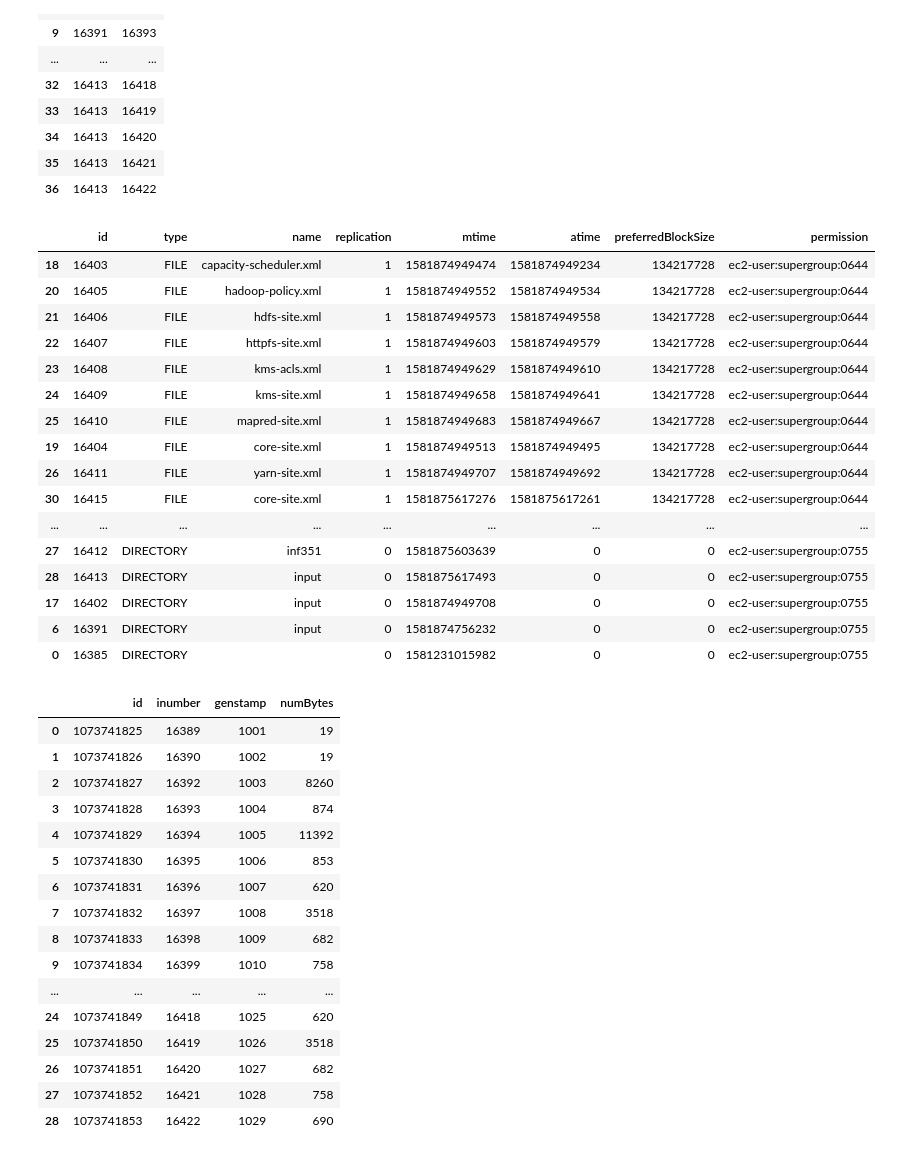
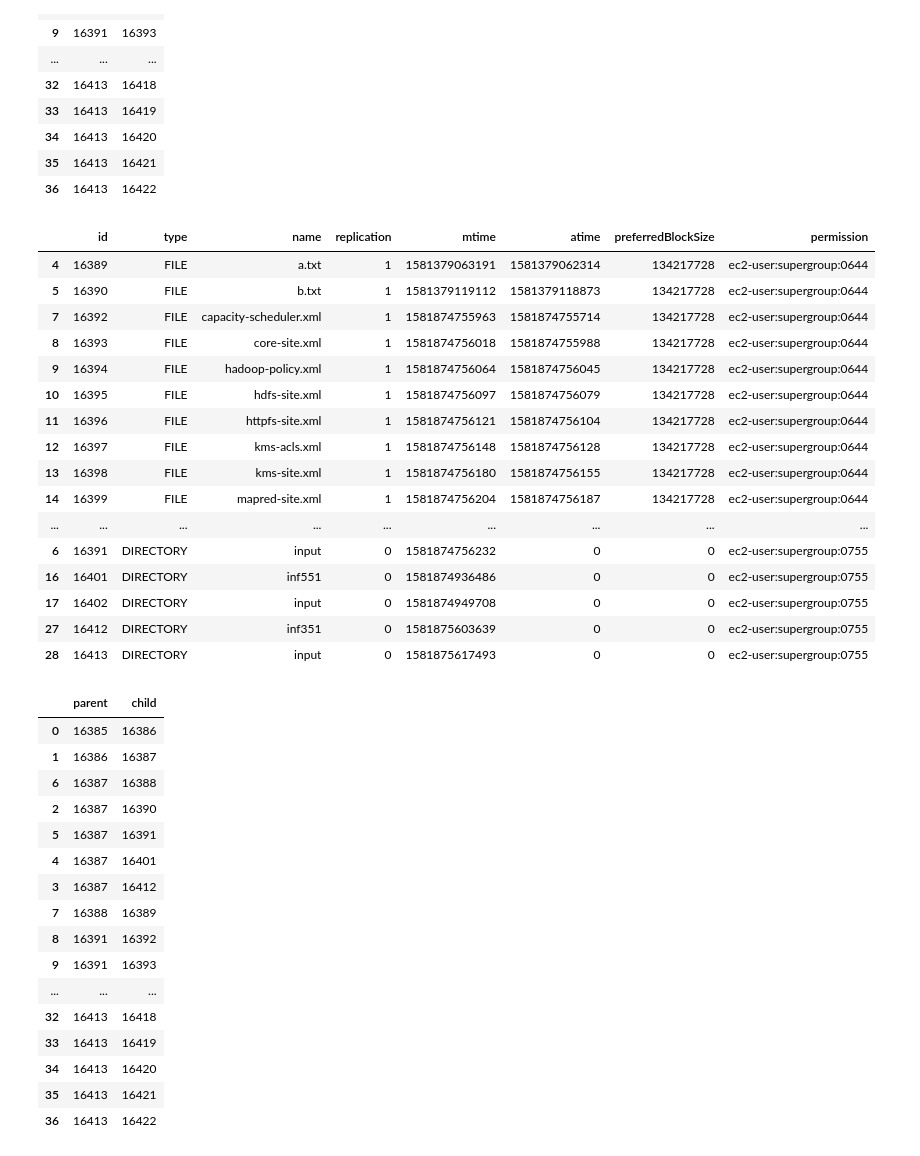
Before and after one commit to qianyouwang/551hw3, a Jupyter notebook: Untitled.ipynb, the cells around one changed output. Saved outputs shown, nothing was run; the diff lists cells and outputs as text; code cells hidden in the pictures.

```diff
--- a/Untitled.ipynb
+++ b/Untitled.ipynb
@@ -154,42 +154,42 @@ directory_df
 | 35 | 16413 | 16421 |
 | 36 | 16413 | 16422 |
 # %%
-inode_df.sort_values("permission")
+inode_df.sort_values(by=["permission", "id"])
 # %% [output]
 |  | id | type | name | replication | mtime | atime | preferredBlockSize | permission |
-| 18 | 16403 | FILE | capacity-scheduler.xml | 1 | 1581874949474 | 1581874949234 | 134217728 | ec2-user:supergroup:0644 |
-| 20 | 16405 | FILE | hadoop-policy.xml | 1 | 1581874949552 | 1581874949534 | 134217728 | ec2-user:supergroup:0644 |
-| 21 | 16406 | FILE | hdfs-site.xml | 1 | 1581874949573 | 1581874949558 | 134217728 | ec2-user:supergroup:0644 |
-| 22 | 16407 | FILE | httpfs-site.xml | 1 | 1581874949603 | 1581874949579 | 134217728 | ec2-user:supergroup:0644 |
-| 23 | 16408 | FILE | kms-acls.xml | 1 | 1581874949629 | 1581874949610 | 134217728 | ec2-user:supergroup:0644 |
-| 24 | 16409 | FILE | kms-site.xml | 1 | 1581874949658 | 1581874949641 | 134217728 | ec2-user:supergroup:0644 |
-| 25 | 16410 | FILE | mapred-site.xml | 1 | 1581874949683 | 1581874949667 | 134217728 | ec2-user:supergroup:0644 |
-| 19 | 16404 | FILE | core-site.xml | 1 | 1581874949513 | 1581874949495 | 134217728 | ec2-user:supergroup:0644 |
-| 26 | 16411 | FILE | yarn-site.xml | 1 | 1581874949707 | 1581874949692 | 134217728 | ec2-user:supergroup:0644 |
-| 30 | 16415 | FILE | core-site.xml | 1 | 1581875617276 | 1581875617261 | 134217728 | ec2-user:supergroup:0644 |
+| 4 | 16389 | FILE | a.txt | 1 | 1581379063191 | 1581379062314 | 134217728 | ec2-user:supergroup:0644 |
+| 5 | 16390 | FILE | b.txt | 1 | 1581379119112 | 1581379118873 | 134217728 | ec2-user:supergroup:0644 |
+| 7 | 16392 | FILE | capacity-scheduler.xml | 1 | 1581874755963 | 1581874755714 | 134217728 | ec2-user:supergroup:0644 |
+| 8 | 16393 | FILE | core-site.xml | 1 | 1581874756018 | 1581874755988 | 134217728 | ec2-user:supergroup:0644 |
+| 9 | 16394 | FILE | hadoop-policy.xml | 1 | 1581874756064 | 1581874756045 | 134217728 | ec2-user:supergroup:0644 |
+| 10 | 16395 | FILE | hdfs-site.xml | 1 | 1581874756097 | 1581874756079 | 134217728 | ec2-user:supergroup:0644 |
+| 11 | 16396 | FILE | httpfs-site.xml | 1 | 1581874756121 | 1581874756104 | 134217728 | ec2-user:supergroup:0644 |
+| 12 | 16397 | FILE | kms-acls.xml | 1 | 1581874756148 | 1581874756128 | 134217728 | ec2-user:supergroup:0644 |
+| 13 | 16398 | FILE | kms-site.xml | 1 | 1581874756180 | 1581874756155 | 134217728 | ec2-user:supergroup:0644 |
+| 14 | 16399 | FILE | mapred-site.xml | 1 | 1581874756204 | 1581874756187 | 134217728 | ec2-user:supergroup:0644 |
 | ... | ... | ... | ... | ... | ... | ... | ... | ... |
+| 6 | 16391 | DIRECTORY | input | 0 | 1581874756232 | 0 | 0 | ec2-user:supergroup:0755 |
+| 16 | 16401 | DIRECTORY | inf551 | 0 | 1581874936486 | 0 | 0 | ec2-user:supergroup:0755 |
+| 17 | 16402 | DIRECTORY | input | 0 | 1581874949708 | 0 | 0 | ec2-user:supergroup:0755 |
 | 27 | 16412 | DIRECTORY | inf351 | 0 | 1581875603639 | 0 | 0 | ec2-user:supergroup:0755 |
 | 28 | 16413 | DIRECTORY | input | 0 | 1581875617493 | 0 | 0 | ec2-user:supergroup:0755 |
-| 17 | 16402 | DIRECTORY | input | 0 | 1581874949708 | 0 | 0 | ec2-user:supergroup:0755 |
-| 6 | 16391 | DIRECTORY | input | 0 | 1581874756232 | 0 | 0 | ec2-user:supergroup:0755 |
-| 0 | 16385 | DIRECTORY |  | 0 | 1581231015982 | 0 | 0 | ec2-user:supergroup:0755 |
 # %%
-blocks_df
+directory_df.sort_values(by=['parent', 'child'])
 # %% [output]
-|  | id | inumber | genstamp | numBytes |
-| 0 | 1073741825 | 16389 | 1001 | 19 |
-| 1 | 1073741826 | 16390 | 1002 | 19 |
-| 2 | 1073741827 | 16392 | 1003 | 8260 |
-| 3 | 1073741828 | 16393 | 1004 | 874 |
-| 4 | 1073741829 | 16394 | 1005 | 11392 |
-| 5 | 1073741830 | 16395 | 1006 | 853 |
-| 6 | 1073741831 | 16396 | 1007 | 620 |
-| 7 | 1073741832 | 16397 | 1008 | 3518 |
-| 8 | 1073741833 | 16398 | 1009 | 682 |
-| 9 | 1073741834 | 16399 | 1010 | 758 |
-| ... | ... | ... | ... | ... |
-| 24 | 1073741849 | 16418 | 1025 | 620 |
-| 25 | 1073741850 | 16419 | 1026 | 3518 |
-| 26 | 1073741851 | 16420 | 1027 | 682 |
-| 27 | 1073741852 | 16421 | 1028 | 758 |
-| 28 | 1073741853 | 16422 | 1029 | 690 |
+|  | parent | child |
+| 0 | 16385 | 16386 |
+| 1 | 16386 | 16387 |
+| 6 | 16387 | 16388 |
+| 2 | 16387 | 16390 |
+| 5 | 16387 | 16391 |
+| 4 | 16387 | 16401 |
+| 3 | 16387 | 16412 |
+| 7 | 16388 | 16389 |
+| 8 | 16391 | 16392 |
+| 9 | 16391 | 16393 |
+| ... | ... | ... |
+| 32 | 16413 | 16418 |
+| 33 | 16413 | 16419 |
+| 34 | 16413 | 16420 |
+| 35 | 16413 | 16421 |
+| 36 | 16413 | 16422 |
```
